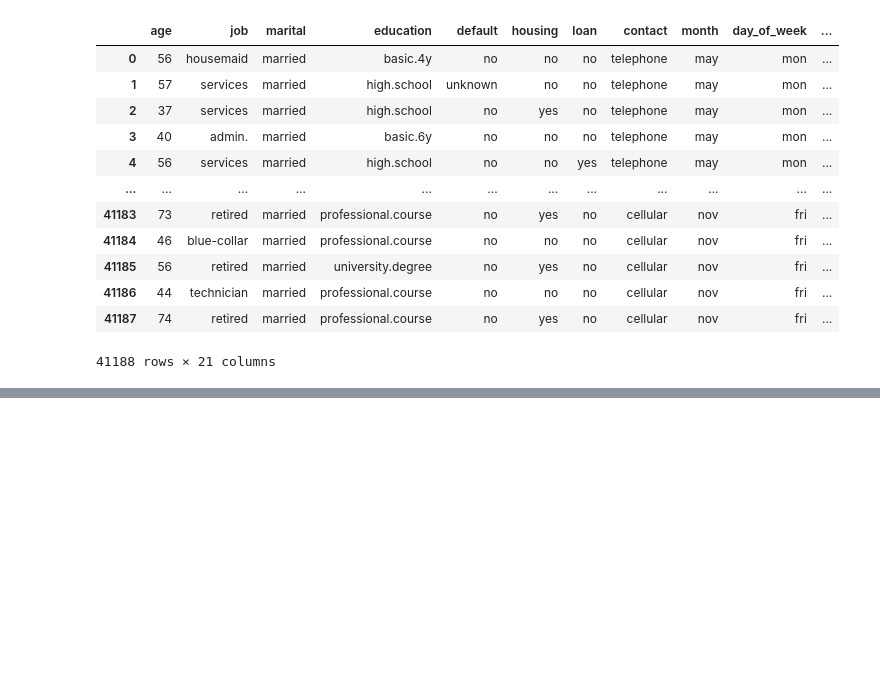
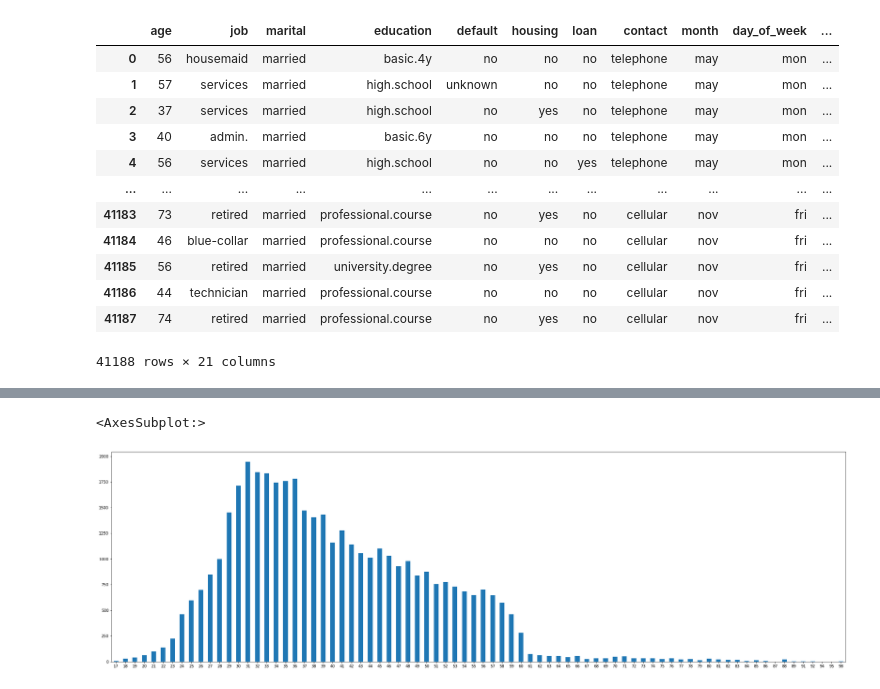
Before and after one commit to emanuelbrea/ia-tp1-marketing, a Jupyter notebook: notebooks/marketing.ipynb, the cells around one changed output, grey strips where cells are left out. Drawn from its saved outputs; the diff is of its cells as text; code cells hidden in the pictures; blank space fills up the shorter version.

```diff
--- a/notebooks/marketing.ipynb
+++ b/notebooks/marketing.ipynb
@@ -23,0 +207,5 @@ modelo
+# %%
+modelo['age'].value_counts().sort_index().plot(kind='bar',figsize=(34,10),rot=0 )
+# %% [output]
+<AxesSubplot:>
+[figure, added]
```
Also changed, not shown: parts of 97 cells of this notebook.
